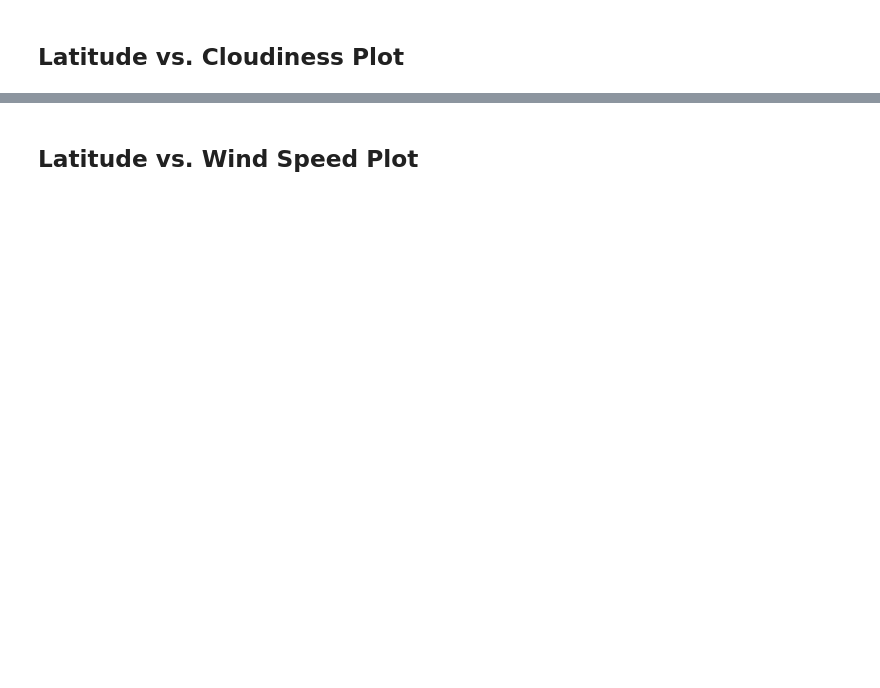
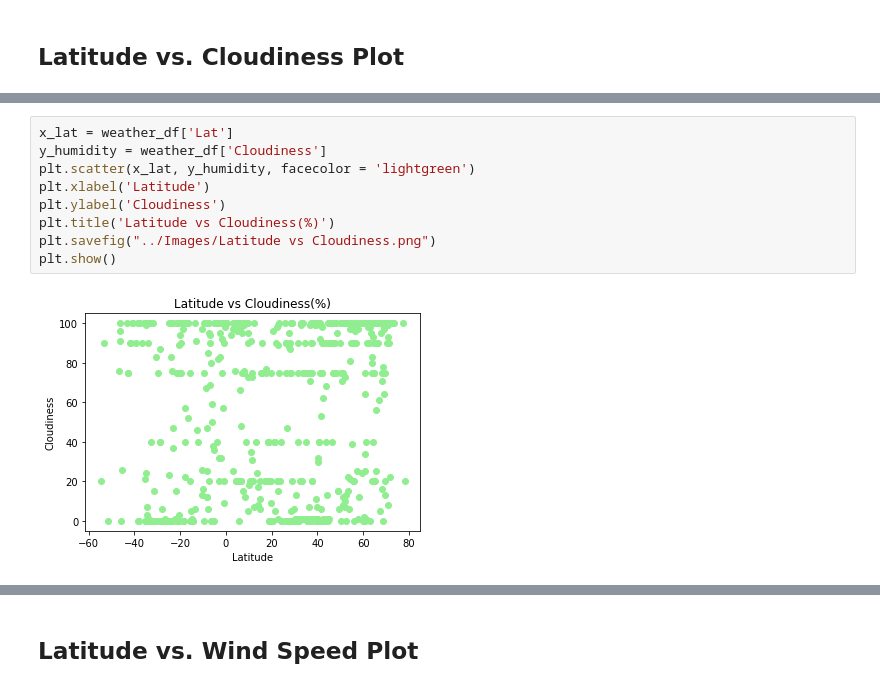
Before and after one commit to kelseyv4/python-api-challenge, a Jupyter notebook: starter_code/WeatherPy.ipynb, the cells around one changed output, grey strips where cells are left out. Cells and saved outputs as stored; diff of their text form; blank space fills up the shorter version.

```diff
--- a/starter_code/WeatherPy.ipynb
+++ b/starter_code/WeatherPy.ipynb
@@ -239,0 +259,11 @@ Int64Index([], dtype='int64')
+# %%
+x_lat = weather_df['Lat']
+y_humidity = weather_df['Cloudiness']
+plt.scatter(x_lat, y_humidity, facecolor = 'lightgreen')
+plt.xlabel('Latitude')
+plt.ylabel('Cloudiness')
+plt.title('Latitude vs Cloudiness(%)')
+plt.savefig("../Images/Latitude vs Cloudiness.png")
+plt.show()
+# %% [output]
+[figure, added]
```
Also changed, not shown: parts of 11 cells of this notebook, 4 other files.
